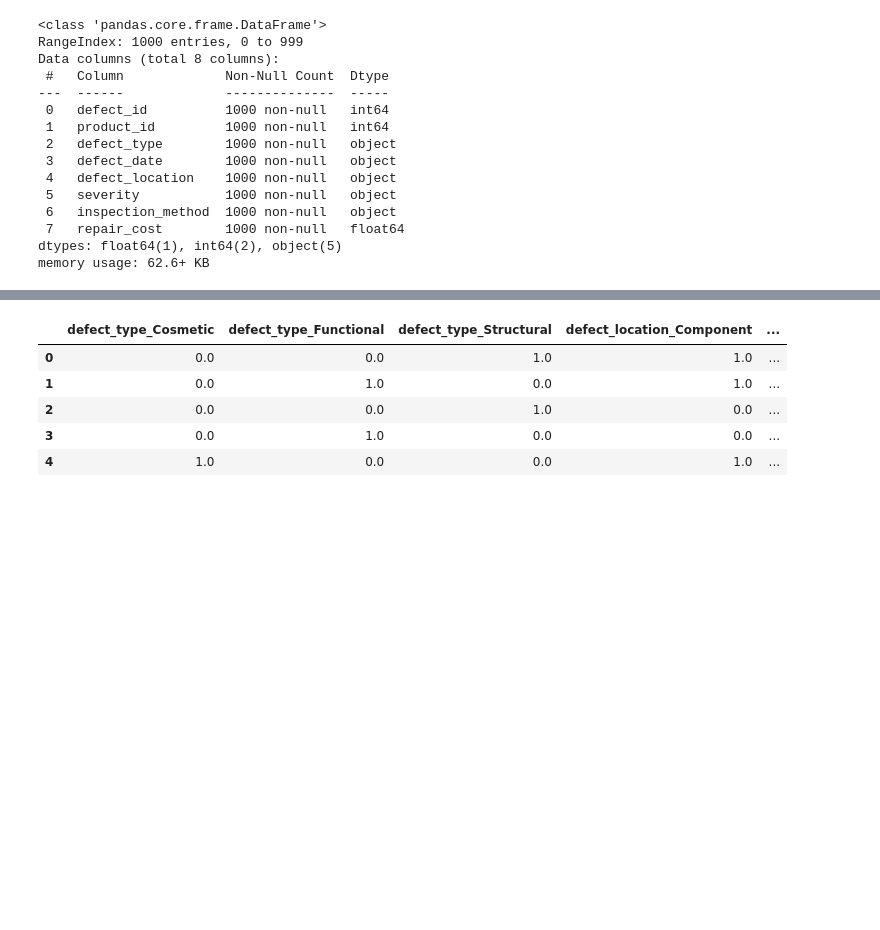
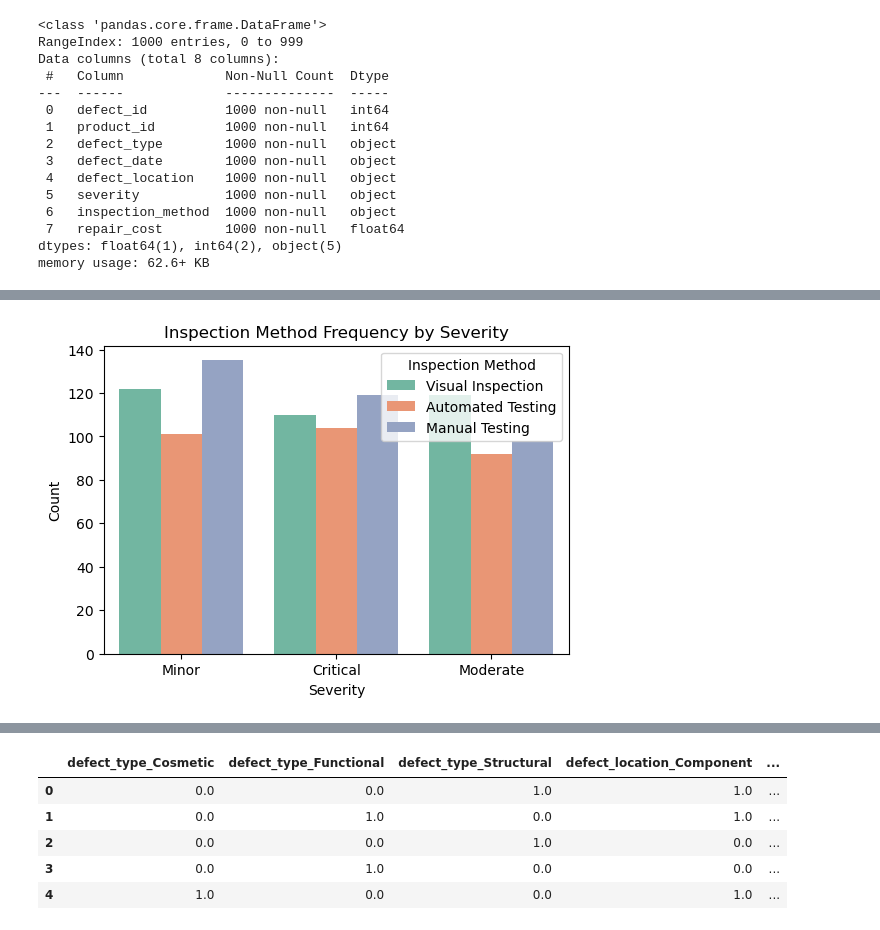
Before and after one commit to caioding/ZL-Academy-LG-, a Jupyter notebook: machine-learning/defect_svm.ipynb, the cells around one changed output, grey strips where cells are left out. Cells and saved outputs as stored; diff of their text form; code cells hidden in the pictures; blank space fills up the shorter version.

```diff
--- a/machine-learning/defect_svm.ipynb
+++ b/machine-learning/defect_svm.ipynb
@@ -40,0 +86,11 @@ memory usage: 62.6+ KB
+# %%
+# Explorando a frequência do 'inspection_method' para cada nível de severidade
+plt.figure(figsize=(6, 4))
+sns.countplot(x='severity', hue='inspection_method', data=data, palette='Set2')
+plt.title('Inspection Method Frequency by Severity')
+plt.xlabel('Severity')
+plt.ylabel('Count')
+plt.legend(title='Inspection Method', loc='upper right')
+plt.show()
+# %% [output]
+[figure, added]
```
Also changed, not shown: parts of 15 cells of this notebook, 4 other files.
